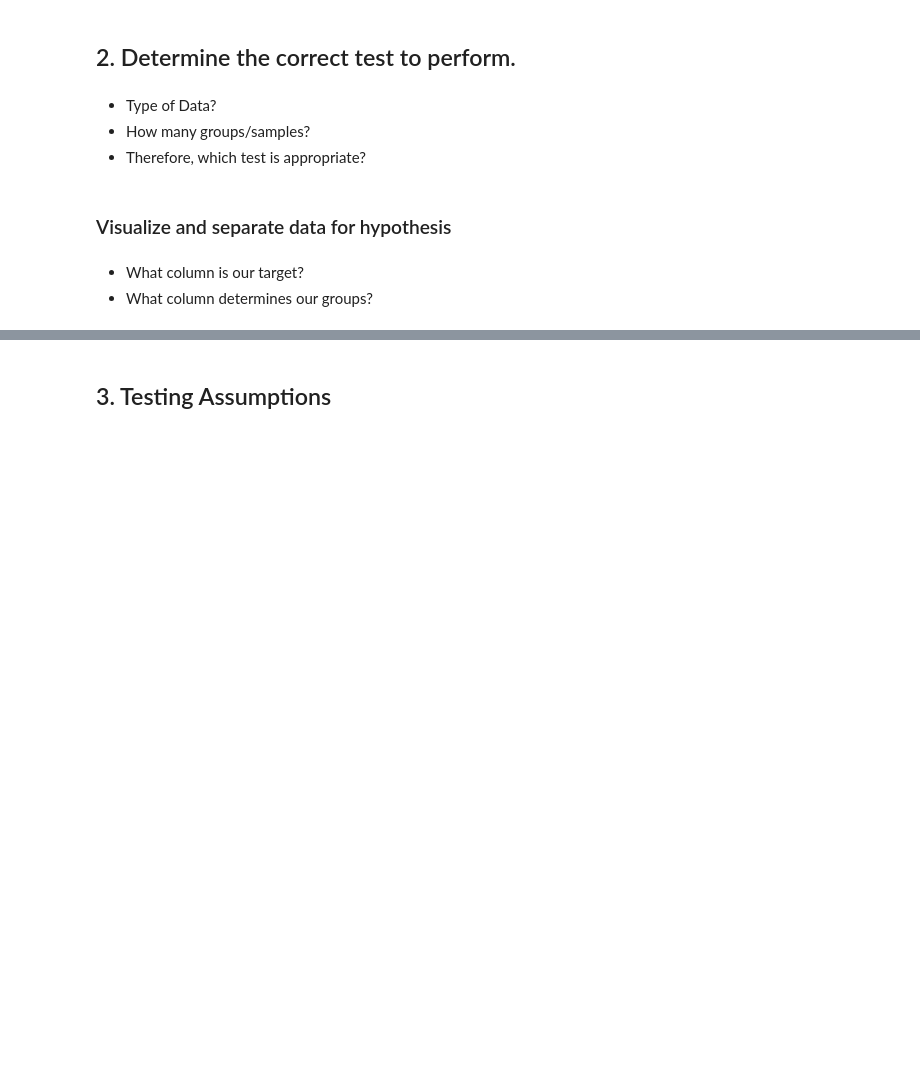
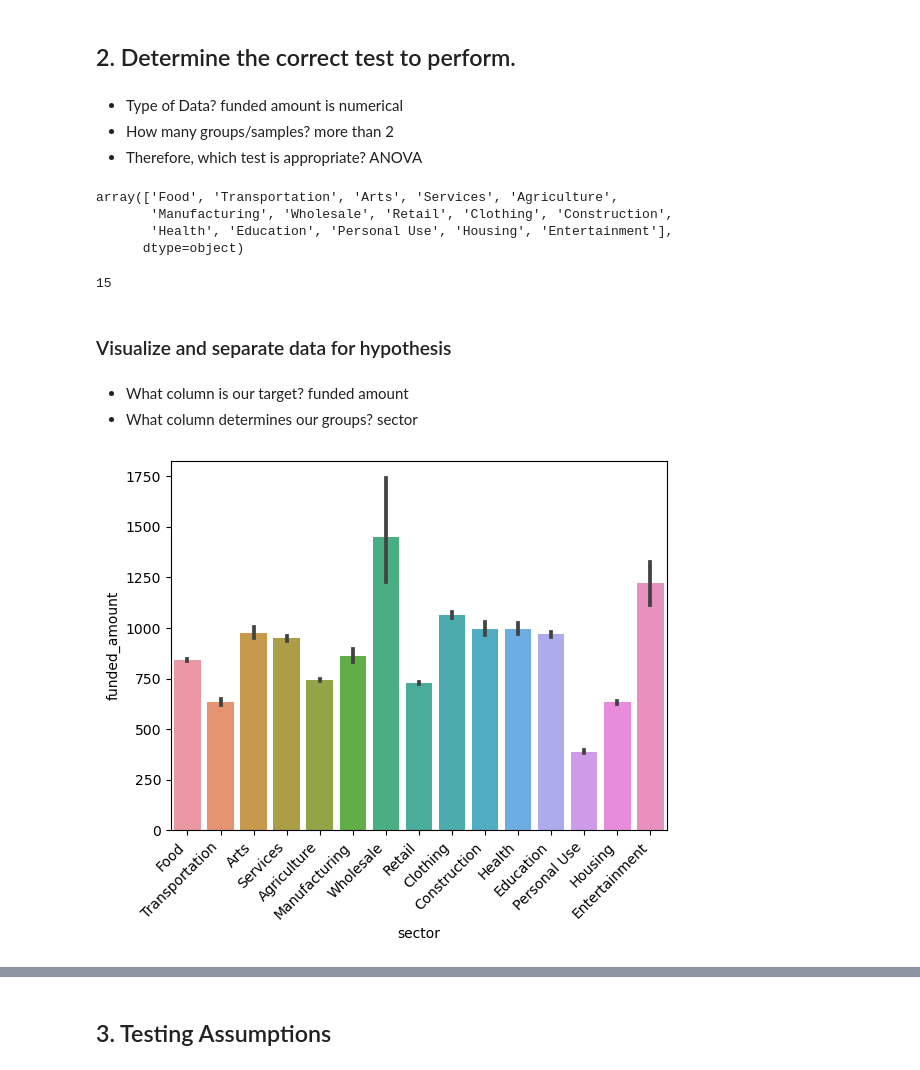
Before and after one commit to Mhoover41/data-enrichment-wk15-lect02-activity, a Jupyter notebook: PreClass-Wk15-L02-Hypothesis-Testing.ipynb, the cells around one changed output, grey strips where cells are left out. Drawn from its saved outputs; the diff is of its cells as text; code cells hidden in the pictures; blank space fills up the shorter version.

```diff
--- a/PreClass-Wk15-L02-Hypothesis-Testing.ipynb
+++ b/PreClass-Wk15-L02-Hypothesis-Testing.ipynb
@@ -116,2 +134,5 @@ memory usage: 101.8+ MB
 # %%
 ## create a column that easily separates our groups
+## create a column that easily separates our groups
+df['has_female'] = df['borrower_genders'].str.contains('female')
+df['has_female'].value_counts()
@@ -200,17 +403,32 @@ male_outliers = None
 # %% [markdown]
 ## 2. Determine the correct test to perform.
 # %% [markdown]
-- Type of Data?
-- How many groups/samples?
-- Therefore, which test is appropriate?
+- Type of Data? funded amount is numerical
+- How many groups/samples? more than 2
+- Therefore, which test is appropriate?  ANOVA
 # %%
 ## how many sectors?
+df['sector'].unique()
+# %% [output]
+array(['Food', 'Transportation', 'Arts', 'Services', 'Agriculture',
+       'Manufacturing', 'Wholesale', 'Retail', 'Clothing', 'Construction',
+       'Health', 'Education', 'Personal Use', 'Housing', 'Entertainment'],
+      dtype=object)
+# %%
+df['sector'].nunique()
+# %% [output]
+15
 # %% [markdown]
 ### Visualize and separate data for hypothesis
 # %% [markdown]
-- What column is our target?
-- What column determines our groups?
+- What column is our target? funded amount
+- What column determines our groups?  sector
 # %%
-## barplot
+#x= groups
+#y= target
+ax = sns.barplot(data=df, x='sector', y='funded_amount')
+ax.set_xticklabels(ax.get_xticklabels(), rotation=45, ha='right');
+# %% [output]
+[figure, added]
 # %%
 ## Create a dictionary with each group as key and funded_amount as values
```
Also changed, not shown: parts of 51 cells of this notebook.
